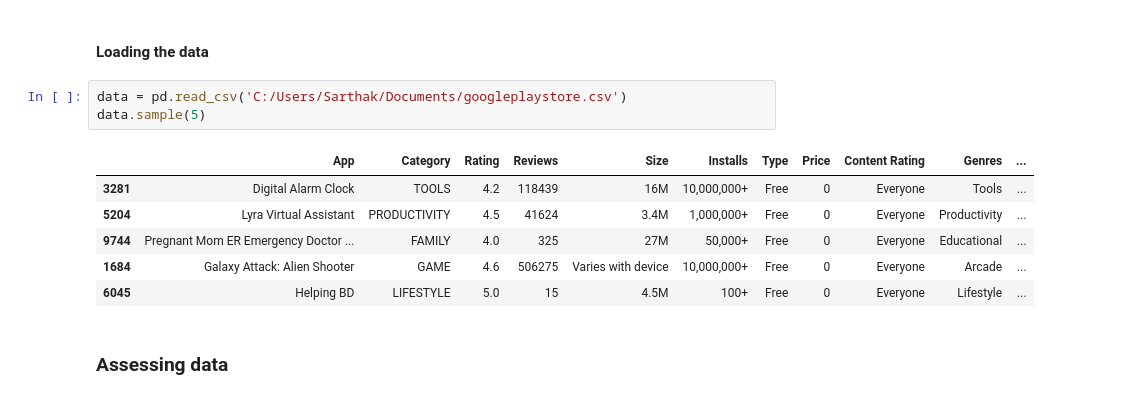
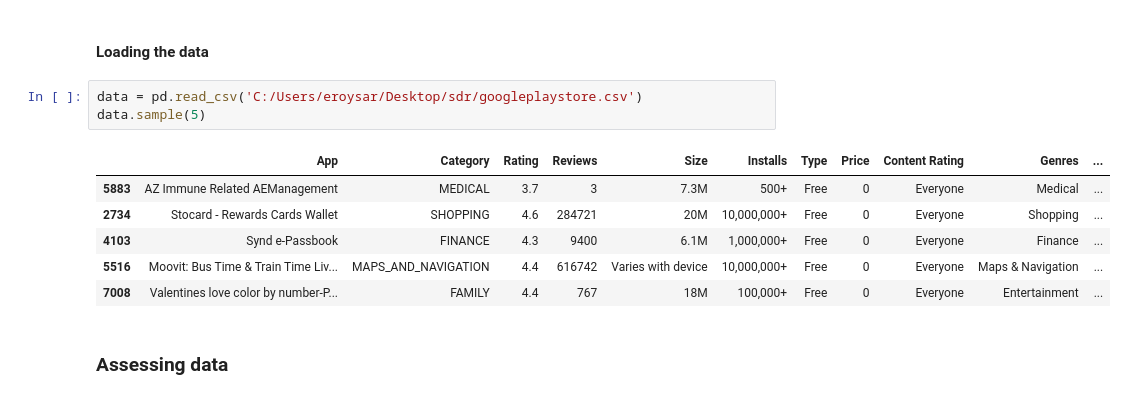
Before and after one commit to sdr1993/playstore, a Jupyter notebook: playstore.ipynb, the cells around one changed output. Cells and saved outputs as stored; diff of their text form.

```diff
--- a/playstore.ipynb
+++ b/playstore.ipynb
@@ -8,15 +8,15 @@ warnings.filterwarnings('ignore')
 # %% [markdown]
 #### Loading the data ####
 # %%
-data = pd.read_csv('C:/Users/Sarthak/Documents/googleplaystore.csv')
+data = pd.read_csv('C:/Users/eroysar/Desktop/sdr/googleplaystore.csv')
 data.sample(5)
 # %% [output]
 |  | App | Category | Rating | Reviews | Size | Installs | Type | Price | Content Rating | Genres | ... |
-| 3281 | Digital Alarm Clock | TOOLS | 4.2 | 118439 | 16M | 10,000,000+ | Free | 0 | Everyone | Tools | ... |
-| 5204 | Lyra Virtual Assistant | PRODUCTIVITY | 4.5 | 41624 | 3.4M | 1,000,000+ | Free | 0 | Everyone | Productivity | ... |
-| 9744 | Pregnant Mom ER Emergency Doctor ... | FAMILY | 4.0 | 325 | 27M | 50,000+ | Free | 0 | Everyone | Educational | ... |
-| 1684 | Galaxy Attack: Alien Shooter | GAME | 4.6 | 506275 | Varies with device | 10,000,000+ | Free | 0 | Everyone | Arcade | ... |
-| 6045 | Helping BD | LIFESTYLE | 5.0 | 15 | 4.5M | 100+ | Free | 0 | Everyone | Lifestyle | ... |
+| 5883 | AZ Immune Related AEManagement | MEDICAL | 3.7 | 3 | 7.3M | 500+ | Free | 0 | Everyone | Medical | ... |
+| 2734 | Stocard - Rewards Cards Wallet | SHOPPING | 4.6 | 284721 | 20M | 10,000,000+ | Free | 0 | Everyone | Shopping | ... |
+| 4103 | Synd e-Passbook | FINANCE | 4.3 | 9400 | 6.1M | 1,000,000+ | Free | 0 | Everyone | Finance | ... |
+| 5516 | Moovit: Bus Time & Train Time Liv... | MAPS_AND_NAVIGATION | 4.4 | 616742 | Varies with device | 10,000,000+ | Free | 0 | Everyone | Maps & Navigation | ... |
+| 7008 | Valentines love color by number-P... | FAMILY | 4.4 | 767 | 18M | 100,000+ | Free | 0 | Everyone | Entertainment | ... |
 # %% [markdown]
 ### Assessing data ###
 # %%
```
Also changed, not shown: parts of 12 cells of this notebook.
